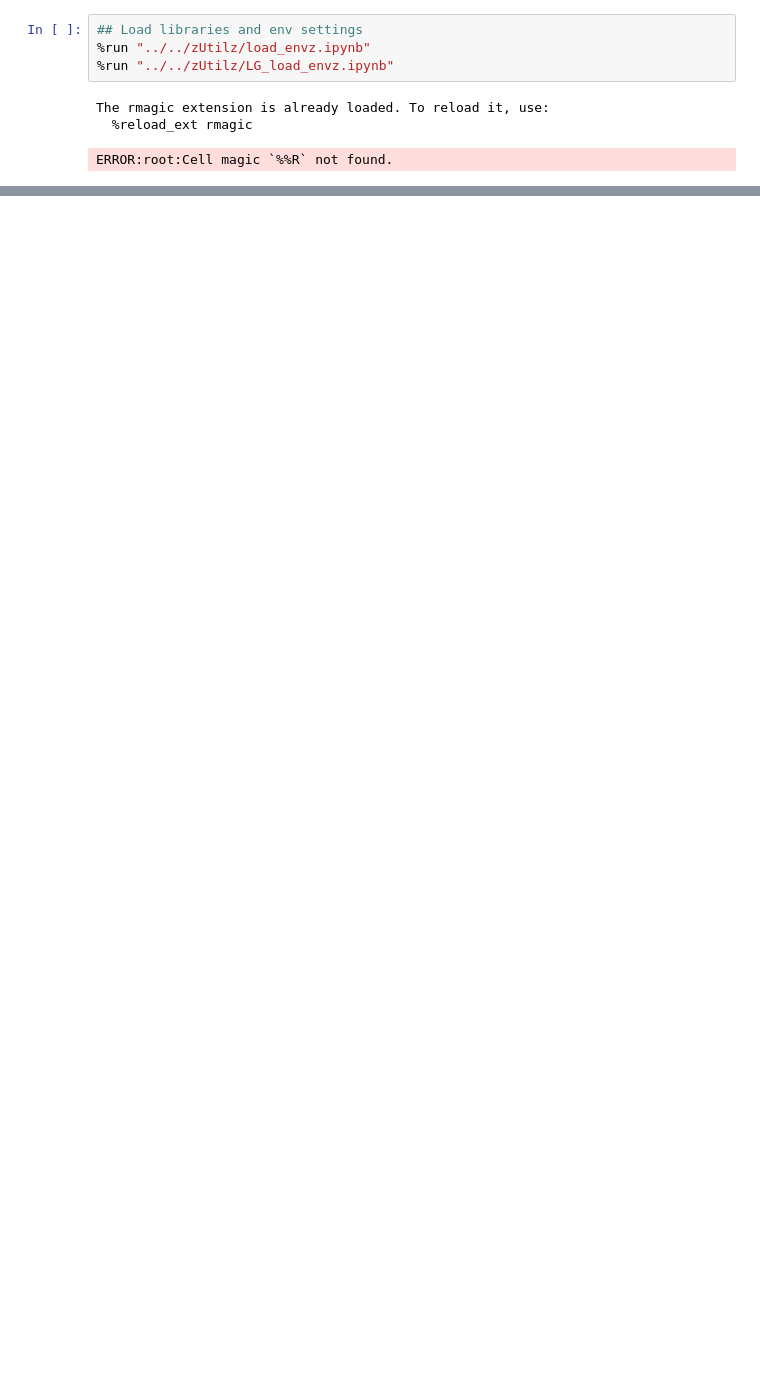
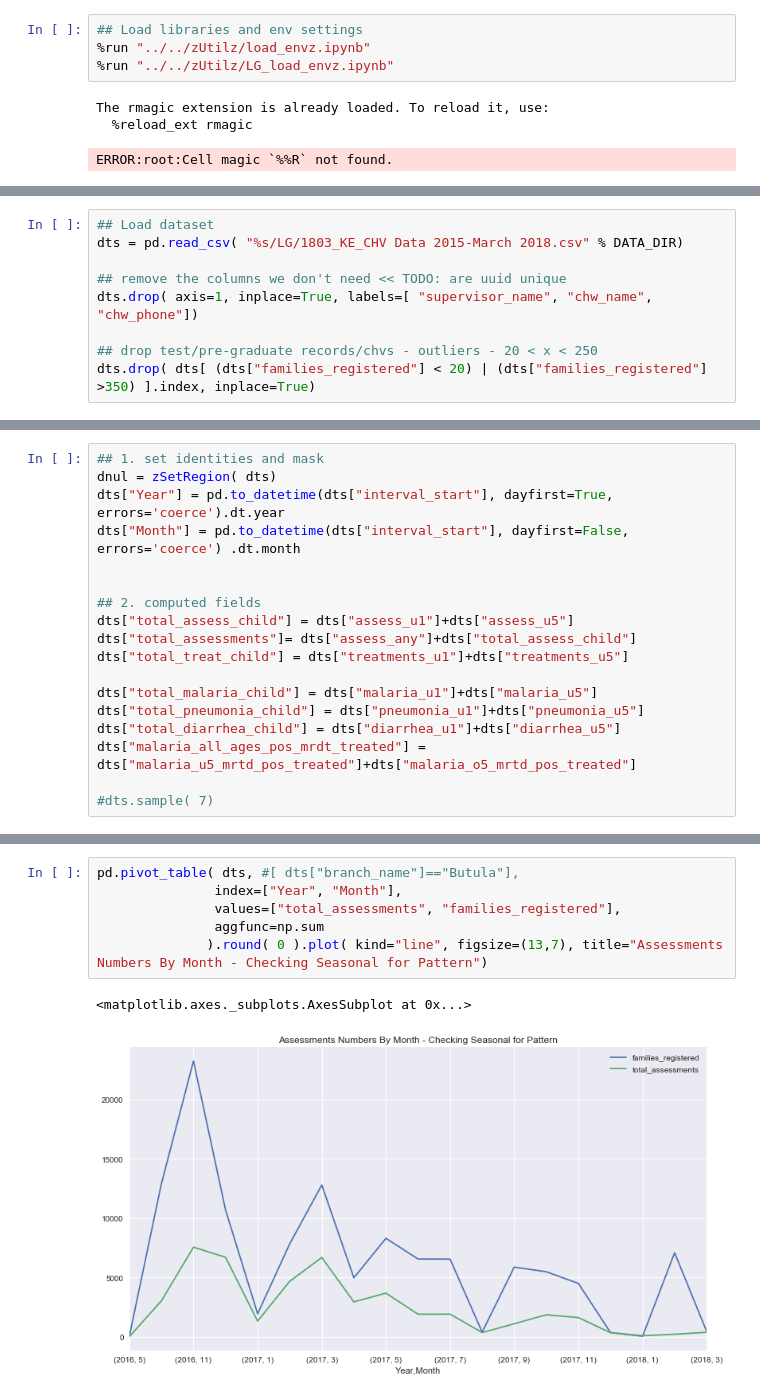
Before and after one commit to bilha-analytics/zReports, a Jupyter notebook: ke_views/ke_2015_Mar_2018.ipynb, the cells around one changed output, grey strips where cells are left out. Drawn from its saved outputs; the diff is of its cells as text; blank space fills up the shorter version.

Commit message:
LG KE CHV Monthly data

```diff
--- a/ke_views/ke_2015_Mar_2018.ipynb
+++ b/ke_views/ke_2015_Mar_2018.ipynb
@@ -34,3 +31,12 @@ dts = pd.read_csv( "%s/LG/1803_KE_CHV Data 2015-March 2018.csv" % DATA_DIR)
+# %%
+## Load dataset
+dts = pd.read_csv( "%s/LG/1803_KE_CHV Data 2015-March 2018.csv" % DATA_DIR)
+
+## remove the columns we don't need << TODO: are uuid unique
+dts.drop( axis=1, inplace=True, labels=[ "supervisor_name", "chw_name", "chw_phone"])
+
+## drop test/pre-graduate records/chvs - outliers - 20 < x < 250
+dts.drop( dts[ (dts["families_registered"] < 20) | (dts["families_registered"] >350) ].index, inplace=True)
 # %%
 dts.info()
 # %% [output]
@@ -299 +60,19 @@ np.round(pt/count_assessments*100).plot( kind="bar", figsize=(13,7), table=True,
+# %%
+## 1. set identities and mask
+dnul = zSetRegion( dts)
+dts["Year"] = pd.to_datetime(dts["interval_start"], dayfirst=True, errors='coerce').dt.year
+dts["Month"] = pd.to_datetime(dts["interval_start"], dayfirst=False, errors='coerce') .dt.month
+
+
+## 2. computed fields
+dts["total_assess_child"] = dts["assess_u1"]+dts["assess_u5"]
+dts["total_assessments"]= dts["assess_any"]+dts["total_assess_child"]
+dts["total_treat_child"] = dts["treatments_u1"]+dts["treatments_u5"]
+
+dts["total_malaria_child"] = dts["malaria_u1"]+dts["malaria_u5"]
+dts["total_pneumonia_child"] = dts["pneumonia_u1"]+dts["pneumonia_u5"]
+dts["total_diarrhea_child"] = dts["diarrhea_u1"]+dts["diarrhea_u5"]
+dts["malaria_all_ages_pos_mrdt_treated"] = dts["malaria_u5_mrtd_pos_treated"]+dts["malaria_o5_mrtd_pos_treated"]
+
+#dts.sample( 7)
 # %% [markdown]
@@ -404,0 +114,9 @@ sns.distplot( tp["chpid"][:-1] )
+# %%
+pd.pivot_table( dts, #[ dts["branch_name"]=="Butula"],
+               index=["Year", "Month"],
+               values=["total_assessments", "families_registered"],
+               aggfunc=np.sum
+              ).round( 0 ).plot( kind="line", figsize=(13,7), title="Assessments Numbers By Month - Checking Seasonal for Pattern")
+# %% [output]
+<matplotlib.axes._subplots.AxesSubplot at 0x...>
+[figure, added]
```
Also changed, not shown: parts of 22 cells of this notebook.
